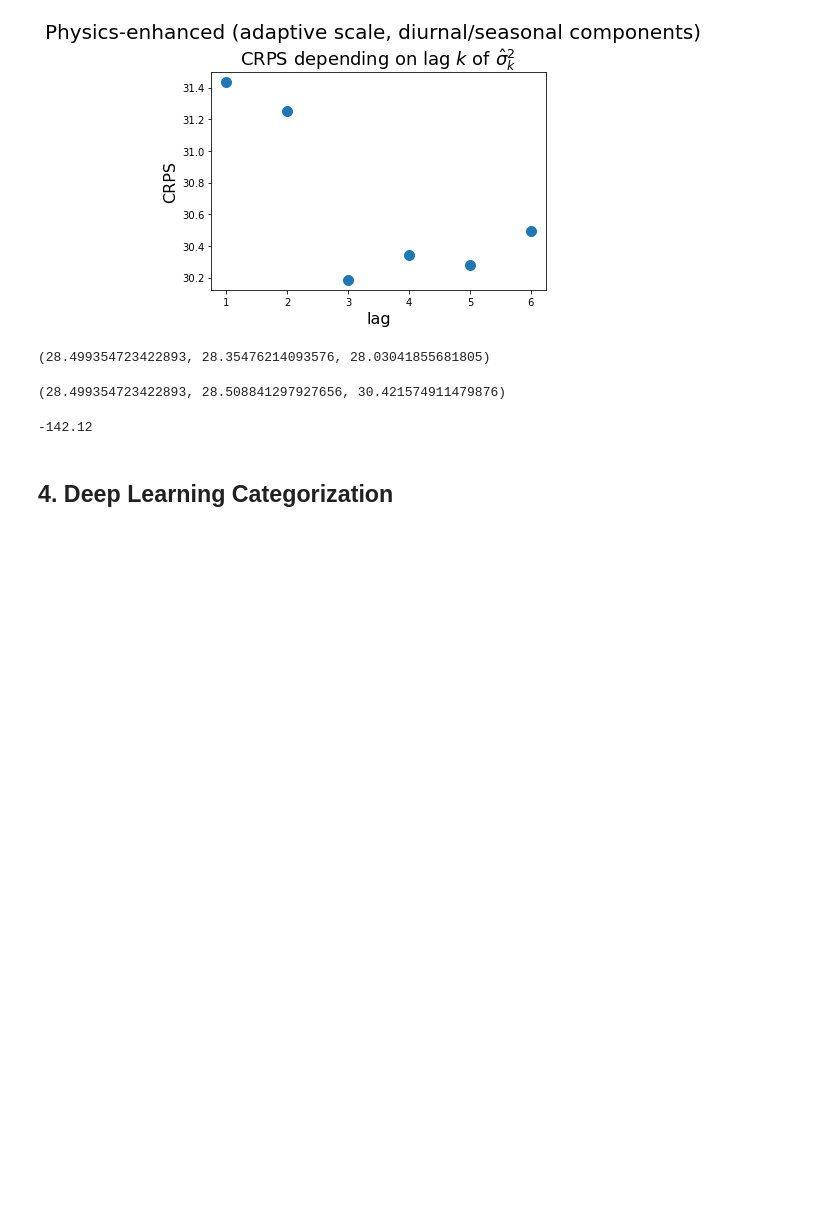
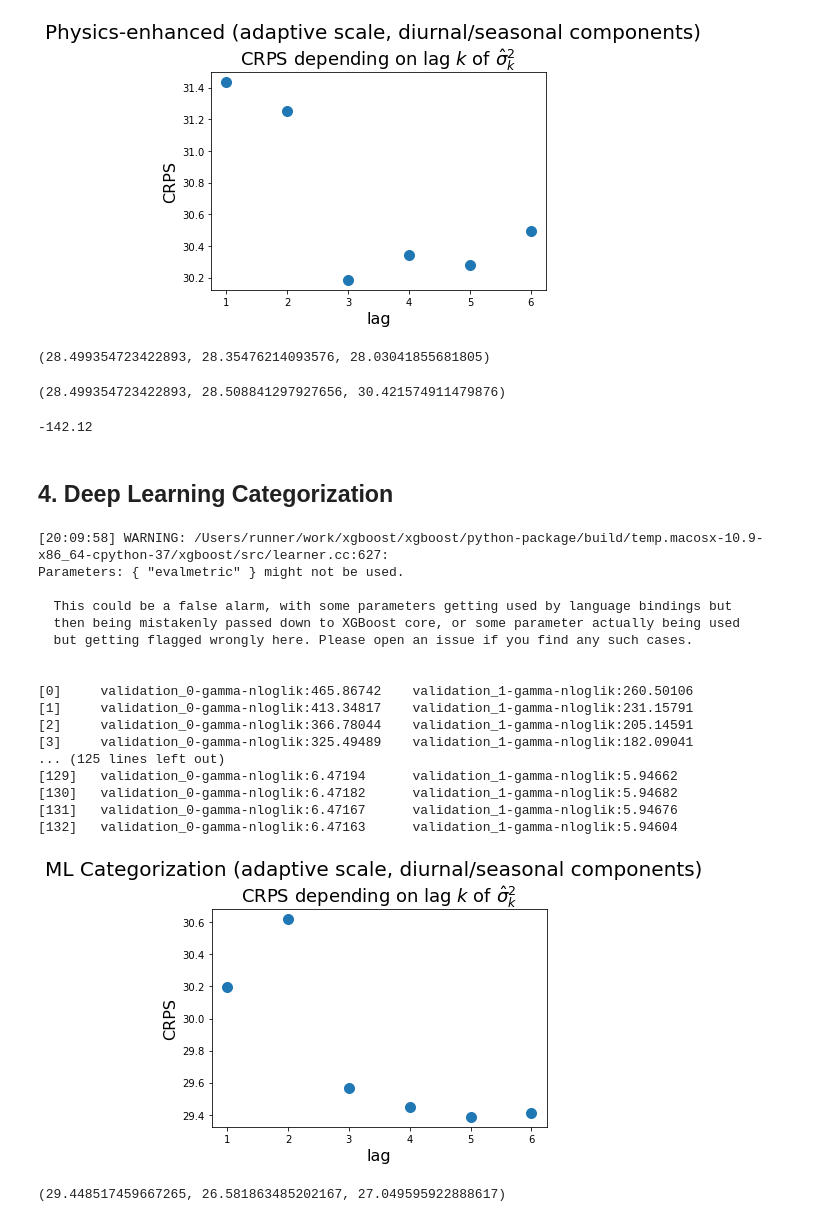
Before and after one commit to 7shoe/probabilistic-forecasting, a Jupyter notebook: 02_ModelZoo.ipynb, the cells around one changed output. Drawn from its saved outputs; the diff is of its cells as text; code cells hidden in the pictures; blank space fills up the shorter version.

Commit message:
Deep learned categorization added

```diff
--- a/02_ModelZoo.ipynb
+++ b/02_ModelZoo.ipynb
@@ -545,3 +554,76 @@ ppPlotMetric(Y_va, pairs_va_mu, pairs_va_sigma, pers3_va_mu, pers3_va_sigma)
 -142.12
 # %% [markdown]
 ## 4. Deep Learning Categorization
+# %%
+# subset for regression (!only noon, i.e. 12pm-dated observations are to be predicted)
+df_tr = df[(df.date.dt.hour == 6) & (df.date <= lTr)]
+df_va = df[(df.date.dt.hour == 6) & (df.date > lTr) & (df.date <= lVa)]
+df_te = df[(df.date.dt.hour == 6) & (df.date > lVa)]
+
+# delete certain columns
+df_tr = df_tr.drop(columns = ['date', 'Y_L0'], axis=1) # 'Y' is in as log(Y_L0) -> delete the latter
+df_va = df_va.drop(columns = ['date', 'Y_L0'], axis=1) # 'Y' is in as log(Y_L0)
+df_te = df_te.drop(columns = ['date', 'Y_L0'], axis=1) # 'Y' is in as log(Y_L0)
+
+# regression arrays: (y, X)
+PHYSICS_COLUMNS = ['ghi', 'dni', 'dhi']
+
+# - train
+y_df_obs_tr = df_tr['Y'].to_numpy()
+X_df_obs_tr = df_tr[PAIRS_COLUMNS+PHYSICS_COLUMNS].to_numpy()
+# - val
+y_df_obs_va = df_va['Y'].to_numpy()
+X_df_obs_va = df_va[PAIRS_COLUMNS+PHYSICS_COLUMNS].to_numpy()
+# - test
+y_df_obs_te = df_te['Y'].to_numpy()
+X_df_obs_te = df_te[PAIRS_COLUMNS+PHYSICS_COLUMNS].to_numpy()
+
+
+# training
+deep_mod = xgb.XGBRegressor(n_estimators=1500, max_depth=2, eta=0.1, subsample=0.7, learning_rate=0.12,
+                            colsample_bytree=0.8, objective='reg:gamma', evalmetric='mae')
+deep_mod.fit(X_df_obs_tr, y_df_obs_tr,
+             eval_set=[(X_df_obs_tr, y_df_obs_tr), (X_df_obs_va, y_df_obs_va)],
+             early_stopping_rounds=56)
+
+# mu estimates :  (back-transform predicted log's)
+deep_tr_mu = deep_mod.predict(X_df_obs_tr)
+
+# sigma estimates :
+Y_tr  = y_df_obs_tr
+
+# check variance
+CRPS_list = []
+lag_list = range(1,7)
+for k in lag_list:
+    sigmaLoc = df[(df.date.dt.hour == 6) & (df.date <= lTr)]['Y'].rolling(k).std().fillna(sigma_pers1_hat).to_numpy() # NaN's fill previous std estimator in!
+    CRPS_list.append(np.mean(ps.crps_gaussian(Y_tr, mu=deep_tr_mu, sig=sigmaLoc)))
+
+# optimal sigma
+k_star = lag_list[list(CRPS_list == min(CRPS_list)).index(True)]
+
+plt.suptitle("ML Categorization (adaptive scale, diurnal/seasonal components)", fontsize=20, y=1.05)
+plt.title("CRPS depending on lag $k$ of $\hat{\sigma}^{2}_{k}$", fontsize=18)
+plt.scatter(lag_list, CRPS_list, s=100)
+plt.xlabel("lag",  fontsize=16)
+plt.ylabel("CRPS", fontsize=16)
+plt.show()
+# %% [output]
+[20:09:58] WARNING: /Users/runner/work/xgboost/xgboost/python-package/build/temp.macosx-10.9-x86_64-cpython-37/xgboost/src/learner.cc:627:
+Parameters: { "evalmetric" } might not be used.
+
+  This could be a false alarm, with some parameters getting used by language bindings but
+  then being mistakenly passed down to XGBoost core, or some parameter actually being used
+  but getting flagged wrongly here. Please open an issue if you find any such cases.
+
+
+[0]     validation_0-gamma-nloglik:465.86742    validation_1-gamma-nloglik:260.50106
+[1]     validation_0-gamma-nloglik:413.34817    validation_1-gamma-nloglik:231.15791
+[2]     validation_0-gamma-nloglik:366.78044    validation_1-gamma-nloglik:205.14591
+[3]     validation_0-gamma-nloglik:325.49489    validation_1-gamma-nloglik:182.09041
+... (125 lines left out)
+[129]   validation_0-gamma-nloglik:6.47194      validation_1-gamma-nloglik:5.94662
+[130]   validation_0-gamma-nloglik:6.47182      validation_1-gamma-nloglik:5.94682
+[131]   validation_0-gamma-nloglik:6.47167      validation_1-gamma-nloglik:5.94676
+[132]   validation_0-gamma-nloglik:6.47163      validation_1-gamma-nloglik:5.94604
+[figure, added]
@@ -547,0 +656,4 @@ ppPlotMetric(Y_va, pairs_va_mu, pairs_va_sigma, pers3_va_mu, pers3_va_sigma)
+# %%
+CRPS_deep_tr, CRPS_deep_va, CRPS_deep_te
+# %% [output]
+(29.448517459667265, 26.581863485202167, 27.049595922888617)
```
Also changed, not shown: parts of 3 cells of this notebook.
